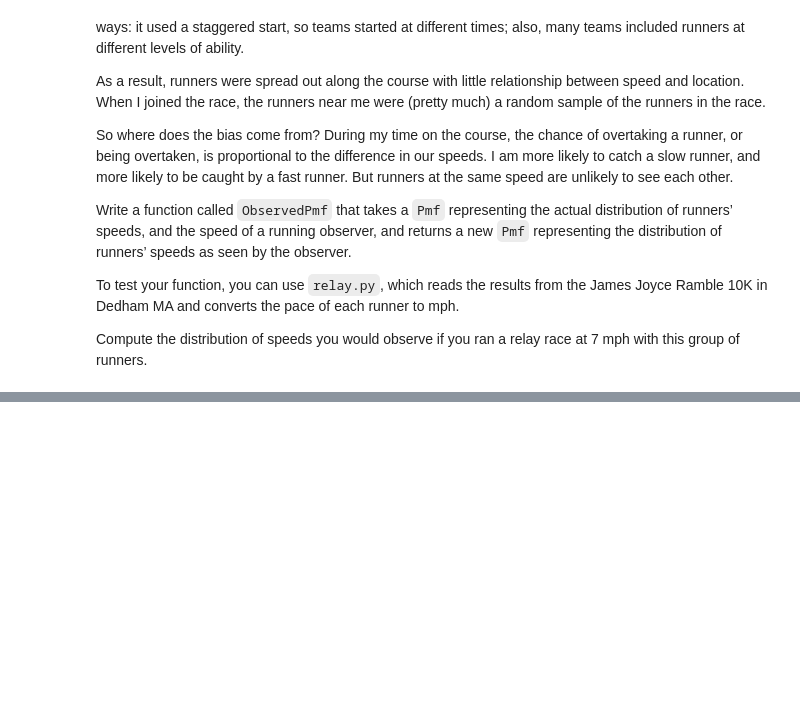
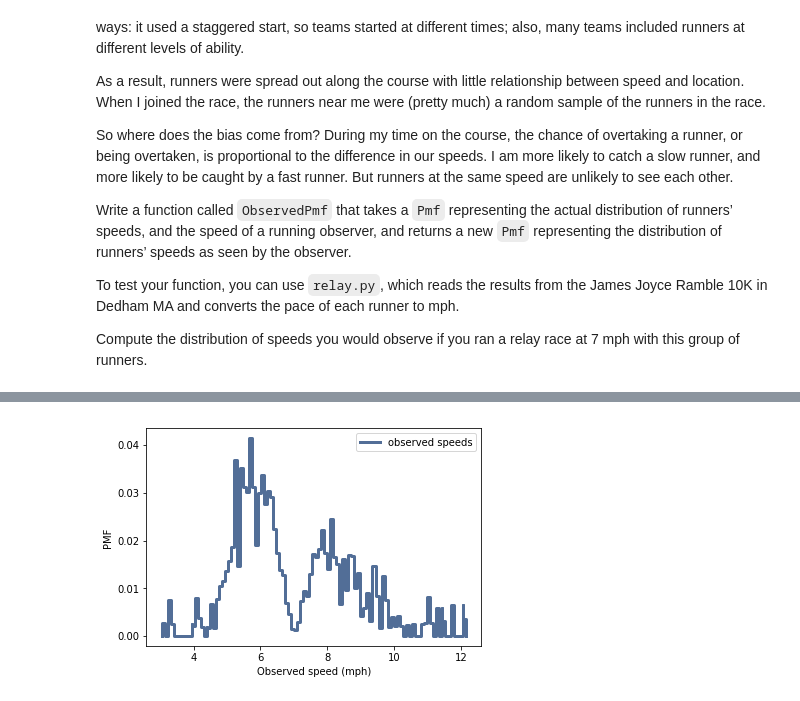
Before and after one commit to ejulio/ThinkStats2, a Jupyter notebook: code/chap03ex.ipynb, the cells around one changed output, grey strips where cells are left out. Cells and saved outputs as stored; diff of their text form; code cells hidden in the pictures; blank space fills up the shorter version.

```diff
--- a/code/chap03ex.ipynb
+++ b/code/chap03ex.ipynb
@@ -384,0 +427,16 @@ thinkplot.Config(xlabel='Speed (mph)', ylabel='PMF')
+# %%
+def ObservedPmf(pmf, speed):
+    #observed = [pi * abs(xi - speed) for (xi, pi) in pmf.Items()]
+    #return thinkstats2.Pmf(observed, 'observed speeds')
+    new = pmf.Copy(label='observed speeds')
+    for val in new.Values():
+        diff = abs(val - speed)
+        new[val] *= diff
+    new.Normalize()
+    return new
+# %%
+observed_pmf = ObservedPmf(pmf, 7)
+thinkplot.Pmf(observed_pmf)
+thinkplot.Config(xlabel='Observed speed (mph)', ylabel='PMF')
+# %% [output]
+[figure, added]
```
Also changed, not shown: parts of 26 cells of this notebook.
